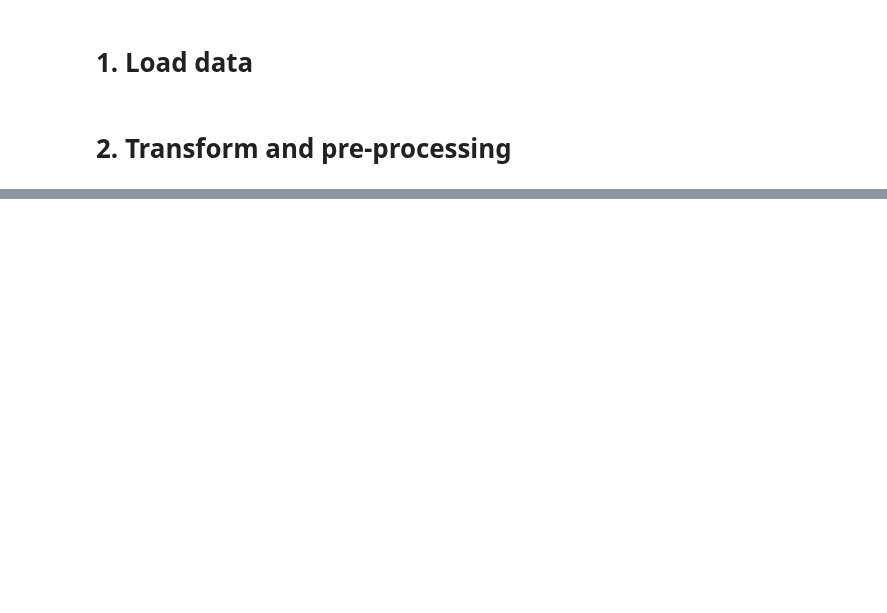
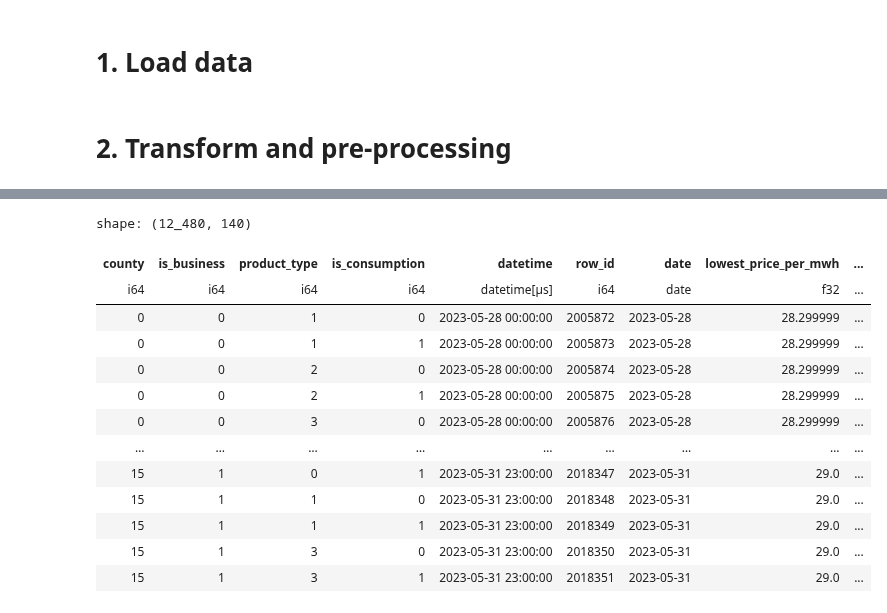
Before and after one commit to dinhtanloc/ads_enfit, a Jupyter notebook: prj2/2.pre-processing/1.pre-processing.ipynb, the cells around one changed output, grey strips where cells are left out. Drawn from its saved outputs; the diff is of its cells as text; code cells hidden in the pictures; blank space fills up the shorter version.

```diff
--- a/prj2/2.pre-processing/1.pre-processing.ipynb
+++ b/prj2/2.pre-processing/1.pre-processing.ipynb
@@ -263,13 +315,27 @@ df_target = pl.concat([df_target, df_new_target]).unique(['datetime', 'county',
 # %%
 df_test_features = generate_features(
         df_test,
         df_client,
         df_gas_prices,
         df_electricity_prices,
         df_forecast_weather,
         df_historical_weather,
         df_weather_station_to_county_mapping,
         df_target
     )
-df_test_features = to_pandas(df_test_features,y)
-# df_test_features = df_test_features.drop('date',axis=1)
+df_test_features
+# %% [output]
+shape: (12_480, 140)
+| county | is_business | product_type | is_consumption | datetime | row_id | date | lowest_price_per_mwh | ... |
+| i64 | i64 | i64 | i64 | datetime[μs] | i64 | date | f32 | ... |
+| 0 | 0 | 1 | 0 | 2023-05-28 00:00:00 | 2005872 | 2023-05-28 | 28.299999 | ... |
+| 0 | 0 | 1 | 1 | 2023-05-28 00:00:00 | 2005873 | 2023-05-28 | 28.299999 | ... |
+| 0 | 0 | 2 | 0 | 2023-05-28 00:00:00 | 2005874 | 2023-05-28 | 28.299999 | ... |
+| 0 | 0 | 2 | 1 | 2023-05-28 00:00:00 | 2005875 | 2023-05-28 | 28.299999 | ... |
+| 0 | 0 | 3 | 0 | 2023-05-28 00:00:00 | 2005876 | 2023-05-28 | 28.299999 | ... |
+| … | … | … | … | … | … | … | … | ... |
+| 15 | 1 | 0 | 1 | 2023-05-31 23:00:00 | 2018347 | 2023-05-31 | 29.0 | ... |
+| 15 | 1 | 1 | 0 | 2023-05-31 23:00:00 | 2018348 | 2023-05-31 | 29.0 | ... |
+| 15 | 1 | 1 | 1 | 2023-05-31 23:00:00 | 2018349 | 2023-05-31 | 29.0 | ... |
+| 15 | 1 | 3 | 0 | 2023-05-31 23:00:00 | 2018350 | 2023-05-31 | 29.0 | ... |
+| 15 | 1 | 3 | 1 | 2023-05-31 23:00:00 | 2018351 | 2023-05-31 | 29.0 | ... |
```
Also changed, not shown: parts of 13 cells of this notebook, 4 other files.
